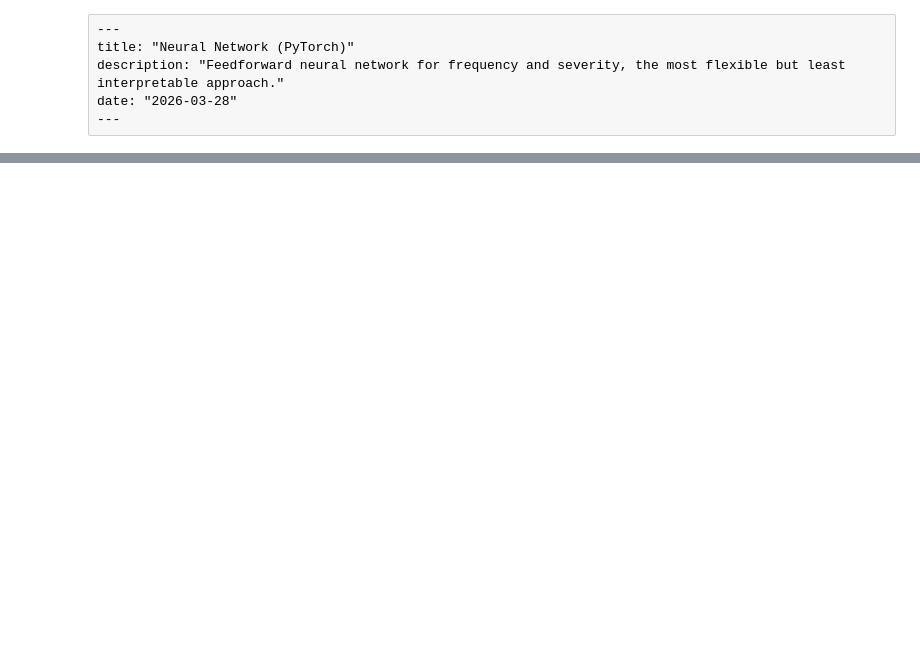
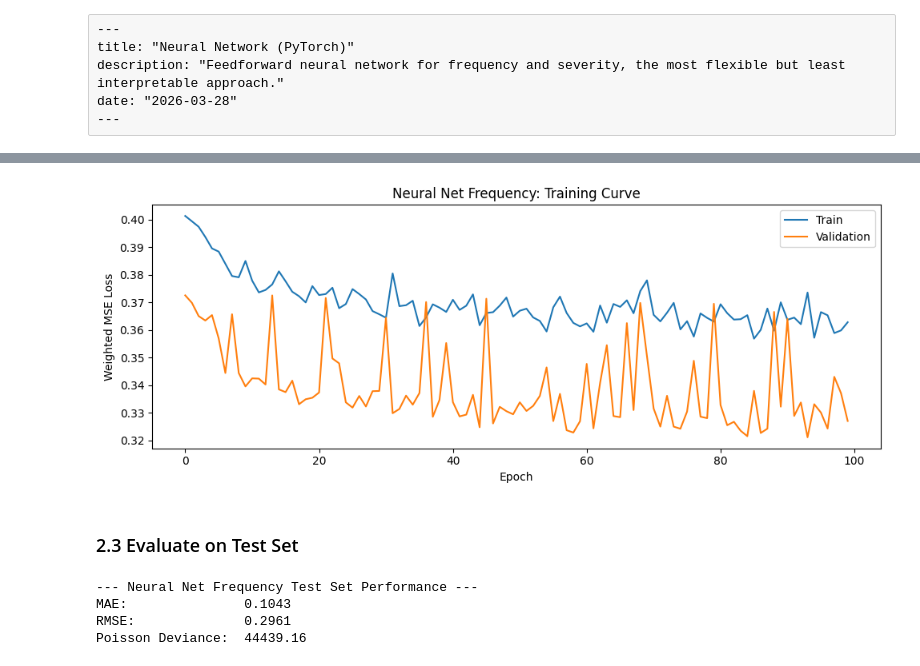
Before and after one commit to dpark2380/Insurance-Claims-Predictor, a Jupyter notebook: notebooks/04_neural_net.ipynb, the cells around one changed output, grey strips where cells are left out. Saved outputs shown, nothing was run; the diff lists cells and outputs as text; code cells hidden in the pictures; blank space fills up the shorter version.

```diff
--- a/notebooks/04_neural_net.ipynb
+++ b/notebooks/04_neural_net.ipynb
@@ -143,0 +282,41 @@ nn_metrics = {'model': 'NeuralNet', 'MAE': mae, 'RMSE': rmse, 'GammaDeviance': g
+# %%
+model_freq = ClaimNet(input_dim=X_freq_train_s.shape[1]).to(device)
+optimizer_freq = torch.optim.Adam(model_freq.parameters(), lr=1e-3)
+
+def weighted_mse(pred, target, weights):
+    return (weights * (pred - target) ** 2).mean()
+
+epochs_freq = 100
+train_losses_freq, val_losses_freq = [], []
+
+for epoch in range(epochs_freq):
+    model_freq.train()
+    batch_losses = []
+    for X_batch, y_batch, w_batch in train_loader_freq:
+        optimizer_freq.zero_grad()
+        loss = weighted_mse(model_freq(X_batch), y_batch, w_batch)
+        loss.backward()
+        optimizer_freq.step()
+        batch_losses.append(loss.item())
+    train_losses_freq.append(np.mean(batch_losses))
+
+    model_freq.eval()
+    with torch.no_grad():
+        val_loss = weighted_mse(model_freq(X_freq_test_t), y_rate_test_t, exp_test_t).item()
+    val_losses_freq.append(val_loss)
+
+    if (epoch + 1) % 10 == 0:
+        print(f'Epoch {epoch+1:3d}/{epochs_freq} | Train Loss: {train_losses_freq[-1]:.6f} | Val Loss: {val_losses_freq[-1]:.6f}')
+
+# Plot training curve
+fig, ax = plt.subplots(figsize=(10, 4))
+ax.plot(train_losses_freq, label='Train')
+ax.plot(val_losses_freq, label='Validation')
+ax.set_xlabel('Epoch')
+ax.set_ylabel('Weighted MSE Loss')
+ax.set_title('Neural Net Frequency: Training Curve')
+ax.legend()
+plt.tight_layout()
+plt.savefig('../results/13_nn_freq_training_curve.png', dpi=150, bbox_inches='tight')
+plt.show()
+# %% [output]
@@ -143,0 +333,32 @@ nn_metrics = {'model': 'NeuralNet', 'MAE': mae, 'RMSE': rmse, 'GammaDeviance': g
+[figure, added]
+# %% [markdown]
+### 2.3 Evaluate on Test Set
+# %%
+model_freq.eval()
+with torch.no_grad():
+    y_freq_pred_rate = model_freq(X_freq_test_t).cpu().numpy().flatten()
+
+# Clip negative predictions (neural net has no positivity constraint)
+y_freq_pred_rate = np.clip(y_freq_pred_rate, 0, None)
+y_freq_pred = y_freq_pred_rate * exp_test
+
+mae_freq  = mean_absolute_error(y_freq_test, y_freq_pred)
+rmse_freq = mean_squared_error(y_freq_test, y_freq_pred) ** 0.5
+
+def poisson_deviance(y_true, y_pred):
+    y_pred = np.clip(y_pred, 1e-10, None)
+    return 2 * np.sum(y_true * np.log(np.where(y_true == 0, 1, y_true / y_pred)) - (y_true - y_pred))
+
+pd_score = poisson_deviance(y_freq_test, y_freq_pred)
+
+print('--- Neural Net Frequency Test Set Performance ---')
+print(f'MAE:               {mae_freq:.4f}')
+print(f'RMSE:              {rmse_freq:.4f}')
+print(f'Poisson Deviance:  {pd_score:.2f}')
+
+nn_freq_metrics = {'model': 'NeuralNet', 'MAE': mae_freq, 'RMSE': rmse_freq, 'PoissonDeviance': pd_score}
+# %% [output]
+--- Neural Net Frequency Test Set Performance ---
+MAE:               0.1043
+RMSE:              0.2961
+Poisson Deviance:  44439.16
```
Also changed, not shown: parts of 29 cells of this notebook, 8 other files.
